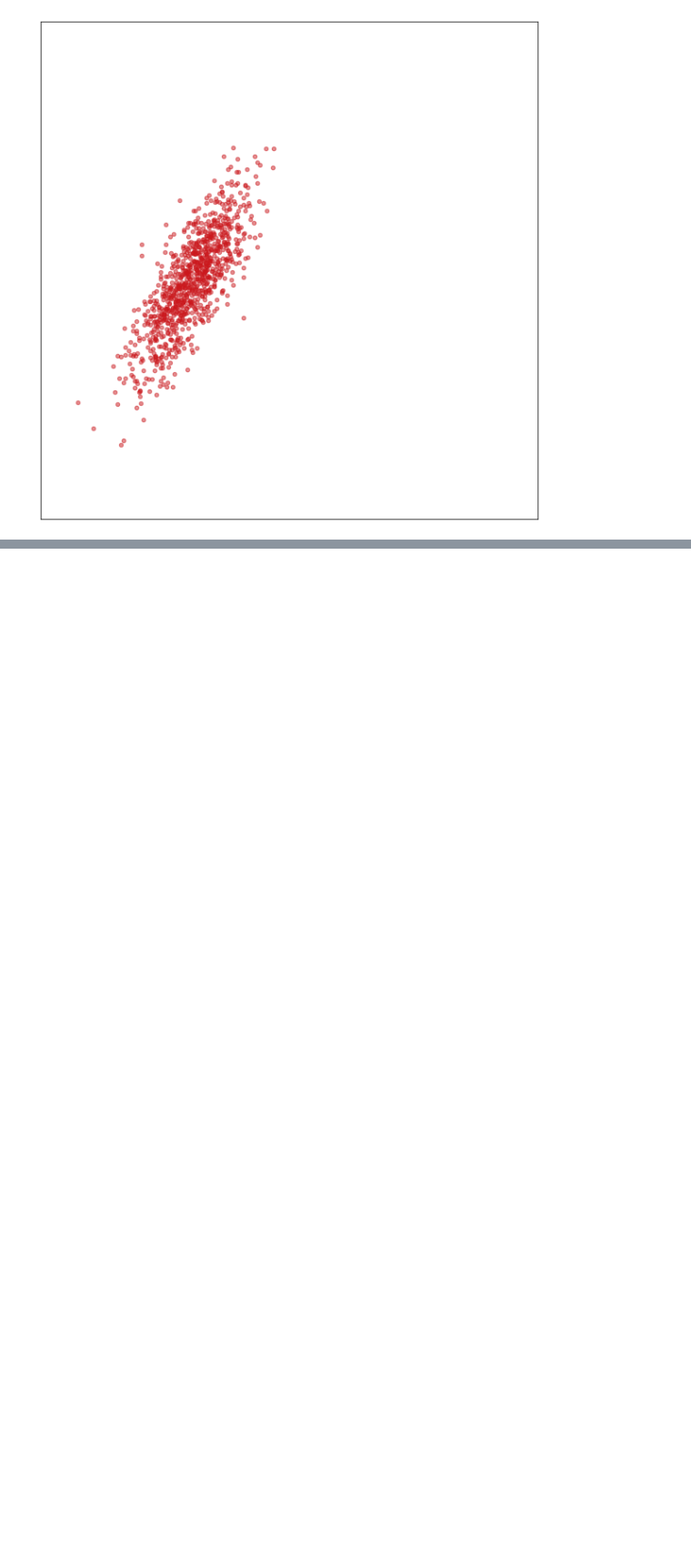
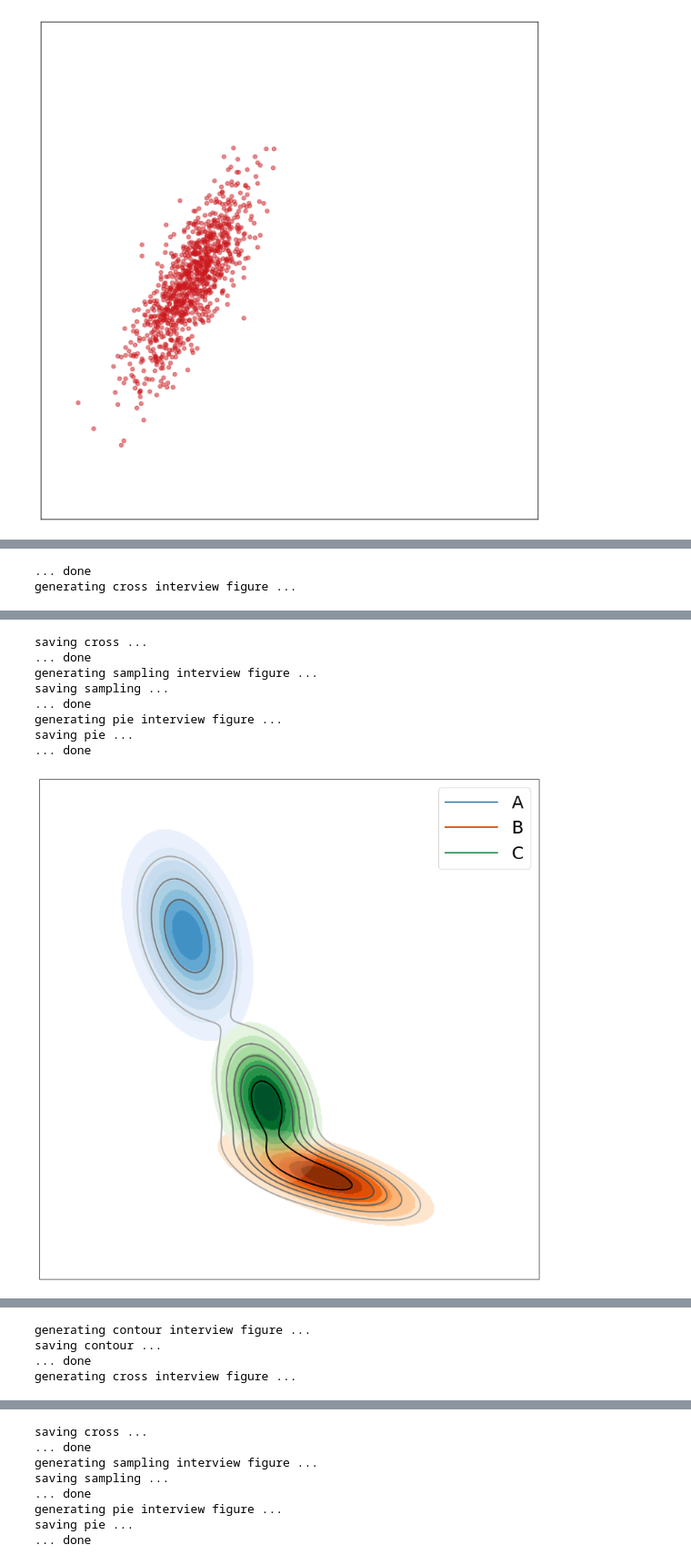
Before and after one commit to asver12/contour-maps-visualization, a Jupyter notebook: examples/eurovis2022/GMMs-bivariate.ipynb, the cells around one changed output, grey strips where cells are left out. Shown at 91% size. Cells and saved outputs as stored; diff of their text form; code cells hidden in the pictures; blank space fills up the shorter version.

Commit message:
add code for generation mpg figures for 2nd expert interview

```diff
--- a/examples/eurovis2022/GMMs-bivariate.ipynb
+++ b/examples/eurovis2022/GMMs-bivariate.ipynb
@@ -204,7 +186,0 @@ fig, ax = picture_plot.plot_images([new_gau[::-1]], **vis_params, **dist_params)
-# %%
-vis_params['s']=4.5**2
-vis_params['alpha']=0.4
-vis_params["edge_colors"]=True
-#vis_params["face_colors"]=False
-dist_params["scatter_points_num"]=int(1000**0.5)
-fig, ax = picture_plot.plot_images([new_gau[::-1]], **vis_params, **dist_params)
@@ -210,0 +194,3 @@ fig, ax = picture_plot.plot_images([new_gau[::-1]], **vis_params, **dist_params)
+# %%
+df = mpg.cg_4cat3cont()
+df.head()
@@ -210,0 +204,29 @@ fig, ax = picture_plot.plot_images([new_gau[::-1]], **vis_params, **dist_params)
+# %%
+models, xlabels, ylabels = MixtureModel.generate_gaussian_plots(df, ["year", "mpg_city","mpg_highway","displacement"], n_components=3, size=500)
+# %%
+plt.rcParams['figure.figsize'] = [5,6]
+
+dist_params["scatter_points_num"]=int(500**0.5)
+
+pie_params["pie_num"]= 30
+
+lim_params = {
+    "xlim": [-0.05,0.65],
+    "ylim": [0.1,0.8],
+}
+parameterSets = list(zip(['contour', 'cross', 'sampling', 'pie'],
+                         [contour_params, cross_params, scatter_params, pie_params]))
+# %%
+figures, axes = [], []
+for name, params in parameterSets:
+     print(f'generating {name} interview figure ... ')
+     fig, ax = picture_plot.plot_images([models[-1]], **params, **lim_params, contour_line_level=4)
+     print(f'saving {name} ... ')
+     fig.savefig(os.path.join(save_path, f'interview-mpg_{name}.png'), format='png')
+     fig.savefig(os.path.join(save_path, f'interview-mpg_{name}.pdf'), format='pdf')
+     print(f'... done')
+     figures.append(fig)
+     axes.append(ax)
+# %% [output]
+... done
+generating cross interview figure ...
@@ -210,0 +234,9 @@ fig, ax = picture_plot.plot_images([new_gau[::-1]], **vis_params, **dist_params)
+saving cross ...
+... done
+generating sampling interview figure ...
+saving sampling ...
+... done
+generating pie interview figure ...
+saving pie ...
+... done
+[figure, added]
@@ -210,0 +246,4 @@ fig, ax = picture_plot.plot_images([new_gau[::-1]], **vis_params, **dist_params)
+generating contour interview figure ...
+saving contour ...
+... done
+generating cross interview figure ...
@@ -210,0 +251,8 @@ fig, ax = picture_plot.plot_images([new_gau[::-1]], **vis_params, **dist_params)
+saving cross ...
+... done
+generating sampling interview figure ...
+saving sampling ...
+... done
+generating pie interview figure ...
+saving pie ...
+... done
```
Also changed, not shown: parts of 17 cells of this notebook, 2 other files.
